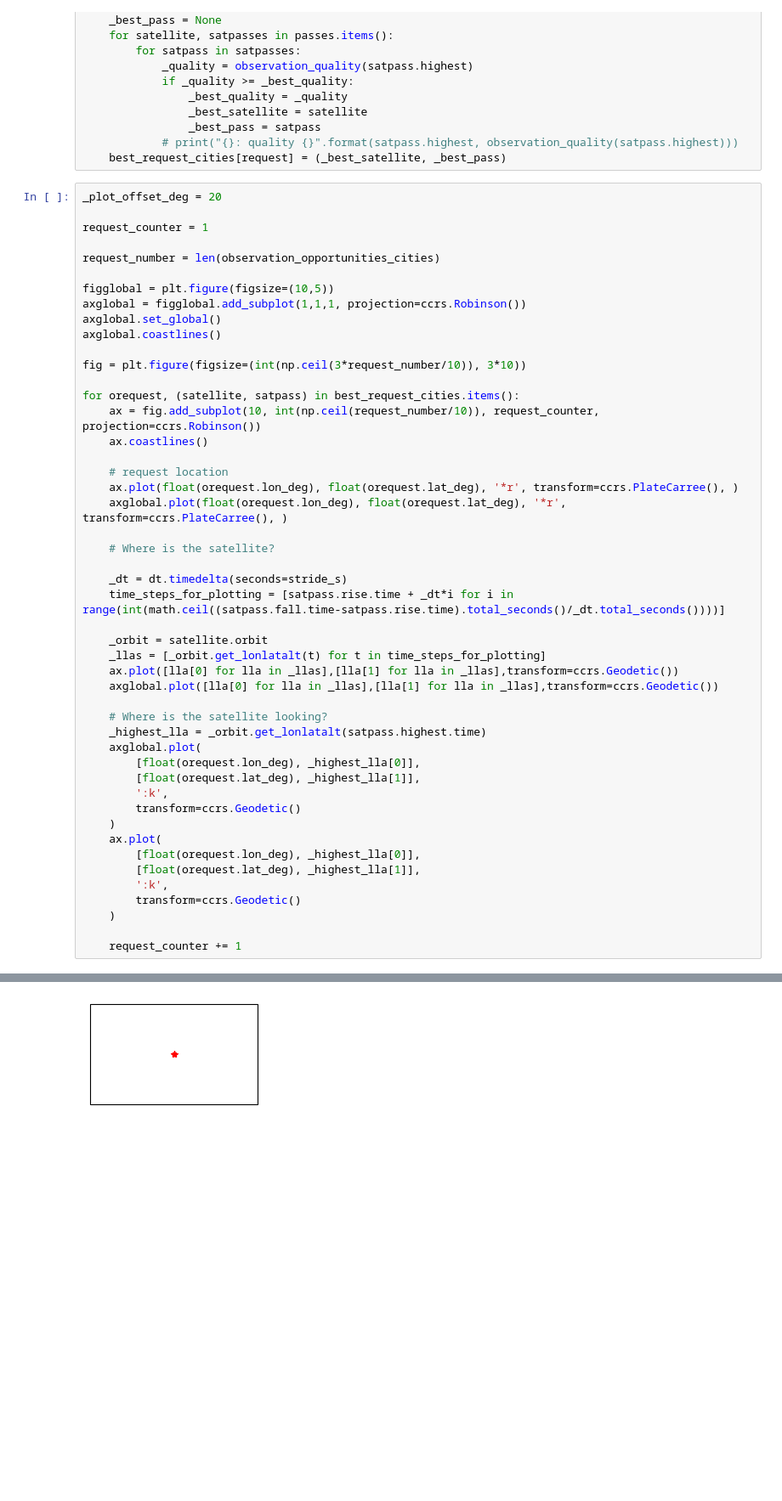
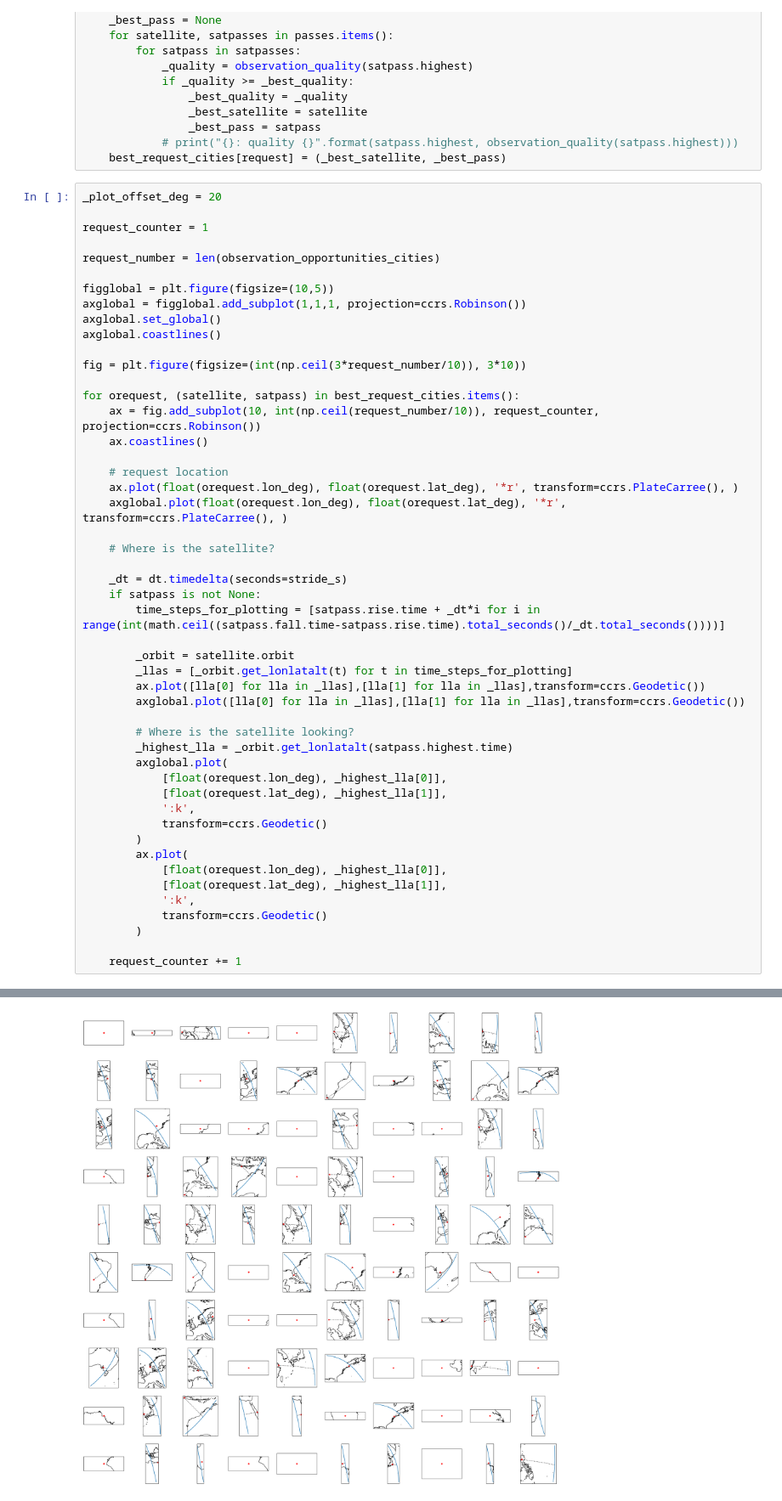
Before and after one commit to seakers/federated-scheduling, a Jupyter notebook: FAME-satellites-geometry.ipynb, the cells around one changed output, grey strips where cells are left out. Shown at 85% size. Cells and saved outputs as stored; diff of their text form; blank space fills up the shorter version.

```diff
--- a/FAME-satellites-geometry.ipynb
+++ b/FAME-satellites-geometry.ipynb
@@ -855,27 +855,28 @@ for orequest, (satellite, satpass) in best_request_cities.items():
     # Where is the satellite?
 
     _dt = dt.timedelta(seconds=stride_s)
-    time_steps_for_plotting = [satpass.rise.time + _dt*i for i in range(int(math.ceil((satpass.fall.time-satpass.rise.time).total_seconds()/_dt.total_seconds())))]
+    if satpass is not None:
+        time_steps_for_plotting = [satpass.rise.time + _dt*i for i in range(int(math.ceil((satpass.fall.time-satpass.rise.time).total_seconds()/_dt.total_seconds())))]
 
-    _orbit = satellite.orbit
-    _llas = [_orbit.get_lonlatalt(t) for t in time_steps_for_plotting]
-    ax.plot([lla[0] for lla in _llas],[lla[1] for lla in _llas],transform=ccrs.Geodetic())
-    axglobal.plot([lla[0] for lla in _llas],[lla[1] for lla in _llas],transform=ccrs.Geodetic())
+        _orbit = satellite.orbit
+        _llas = [_orbit.get_lonlatalt(t) for t in time_steps_for_plotting]
+        ax.plot([lla[0] for lla in _llas],[lla[1] for lla in _llas],transform=ccrs.Geodetic())
+        axglobal.plot([lla[0] for lla in _llas],[lla[1] for lla in _llas],transform=ccrs.Geodetic())
 
-    # Where is the satellite looking?
-    _highest_lla = _orbit.get_lonlatalt(satpass.highest.time)
-    axglobal.plot(
-        [float(orequest.lon_deg), _highest_lla[0]],
-        [float(orequest.lat_deg), _highest_lla[1]],
-        ':k',
-        transform=ccrs.Geodetic()
-    )
-    ax.plot(
-        [float(orequest.lon_deg), _highest_lla[0]],
-        [float(orequest.lat_deg), _highest_lla[1]],
-        ':k',
-        transform=ccrs.Geodetic()
-    )
+        # Where is the satellite looking?
+        _highest_lla = _orbit.get_lonlatalt(satpass.highest.time)
+        axglobal.plot(
+            [float(orequest.lon_deg), _highest_lla[0]],
+            [float(orequest.lat_deg), _highest_lla[1]],
+            ':k',
+            transform=ccrs.Geodetic()
+        )
+        ax.plot(
+            [float(orequest.lon_deg), _highest_lla[0]],
+            [float(orequest.lat_deg), _highest_lla[1]],
+            ':k',
+            transform=ccrs.Geodetic()
+        )
 
     request_counter += 1
 # %% [output]
@@ -884 +884 @@ AttributeError: 'NoneType' object has no attribute 'fall'
-[figure, old version]
+[figure, new version]
```
Also changed, not shown: parts of 4 cells of this notebook, 11 other files.
